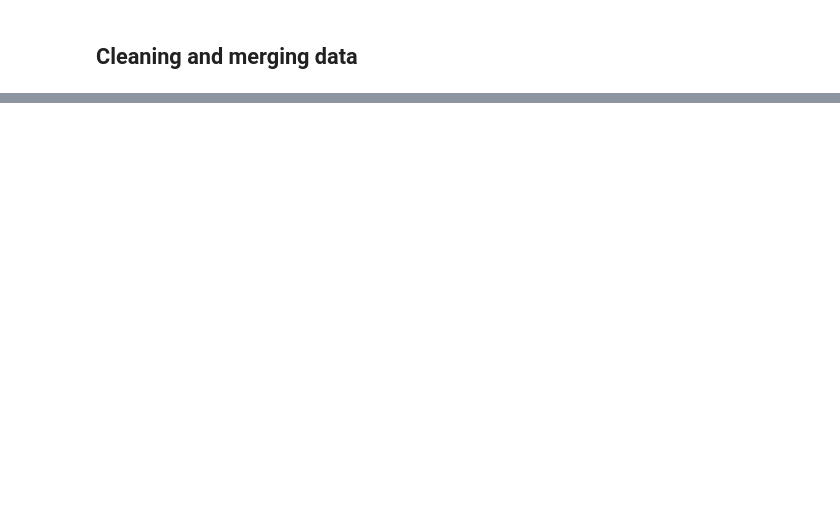
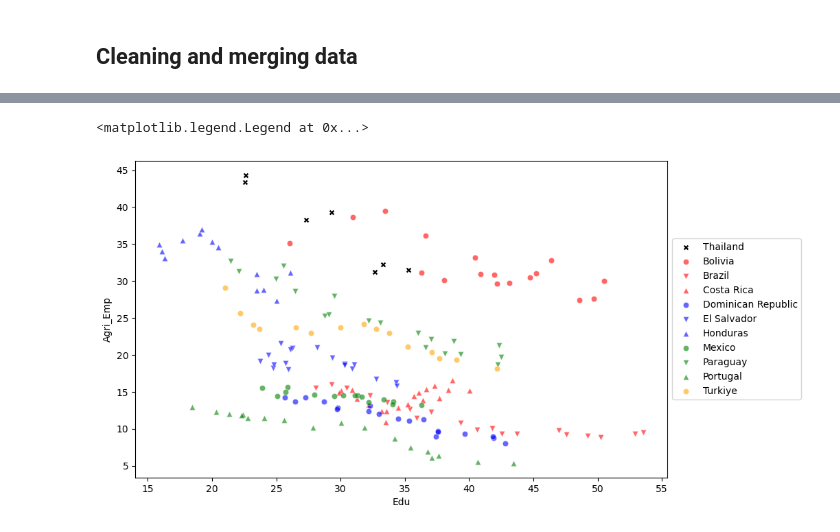
Before and after one commit to PhakphumJ/Thesis_code, a Jupyter notebook: ILO_WDI_code.ipynb, the cells around one changed output, grey strips where cells are left out. Drawn from its saved outputs; the diff is of its cells as text; code cells hidden in the pictures; blank space fills up the shorter version.

```diff
--- a/ILO_WDI_code.ipynb
+++ b/ILO_WDI_code.ipynb
@@ -172,0 +237,23 @@ array(['Albania', 'Armenia', 'Benin', 'China', 'Comoros', "Cote d'Ivoire",
+# %%
+### Scatter Edu and Agricultural Employment.
+plt.figure(figsize = (10, 6))
+
+### Plot Thailand differently with a different marker.
+sns.scatterplot(data = Similar_Countries_DF_EDU[Similar_Countries_DF_EDU["Country Name"] == "Thailand"], x = 'Edu', y = 'Agri_Emp' ,marker='X', color = 'black', label = "Thailand")
+
+## Plot other countries.
+colors = ['red', 'blue', 'green', 'orange', 'purple', 'brown']
+markers = ['o', 'v', '^']
+
+### Get unique combinations of colors and markers.
+color_marker_combinations = [(color, marker) for color in colors for marker in markers] ## Use this to plot the other countries.
+
+# Plot
+for i, country in enumerate(Similar_Countries_DF_EDU[Similar_Countries_DF_EDU["Country Name"] != "Thailand"]['Country Name'].unique()):
+    sns.scatterplot(data = Similar_Countries_DF_EDU[Similar_Countries_DF_EDU["Country Name"] == country], x = 'Edu', y = 'Agri_Emp', marker = color_marker_combinations[i][1], color = color_marker_combinations[i][0], alpha = 0.60, label = country)
+
+## Show legend. Outside the plot.
+plt.legend(loc='center left', bbox_to_anchor=(1, 0.5))
+# %% [output]
+<matplotlib.legend.Legend at 0x...>
+[figure, added]
```
Also changed, not shown: parts of 23 cells of this notebook.
